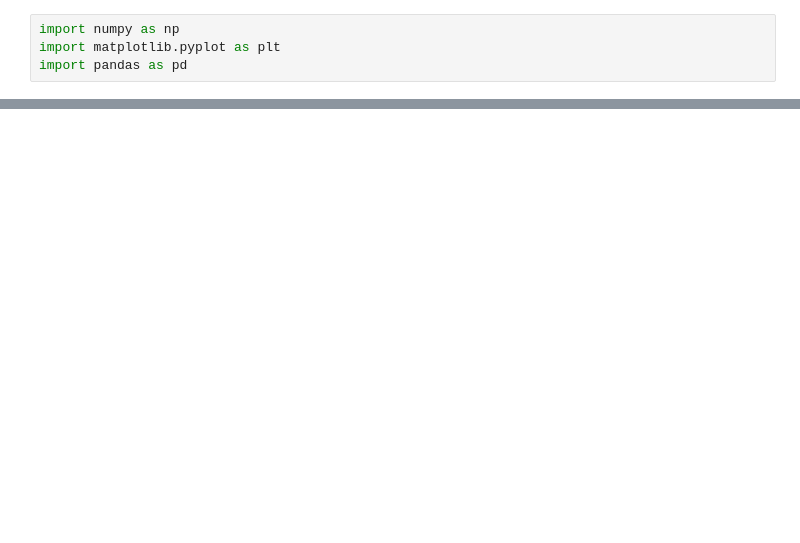
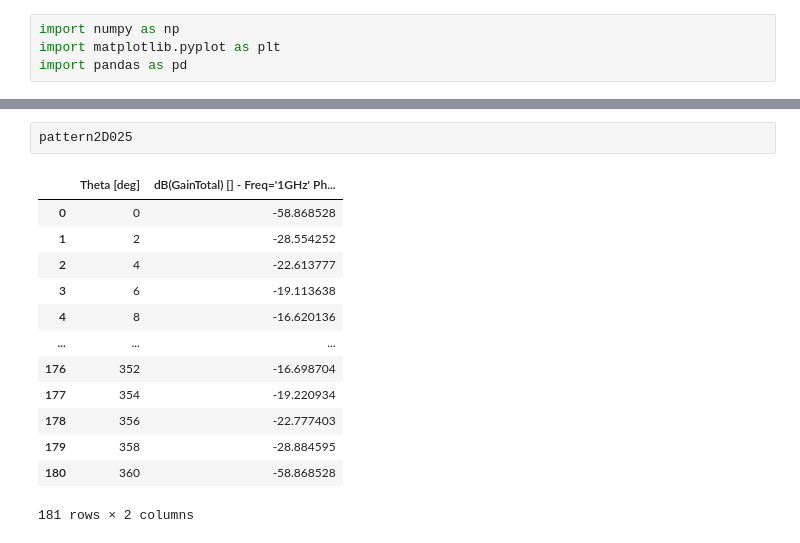
Before and after one commit to aitkenbug/shiny-funicular, a Jupyter notebook: Antenas/Graficos/graphs.ipynb, the cells around one changed output, grey strips where cells are left out. Cells and saved outputs as stored; diff of their text form; blank space fills up the shorter version.

```diff
--- a/Antenas/Graficos/graphs.ipynb
+++ b/Antenas/Graficos/graphs.ipynb
@@ -13,0 +35,16 @@ pattern2D3 = pd.read_csv("https://raw.githubusercontent.com/aitkenbug/shiny-funi
+# %%
+pattern2D025
+# %% [output]
+|  | Theta [deg] | dB(GainTotal) [] - Freq='1GHz' Ph... |
+| 0 | 0 | -58.868528 |
+| 1 | 2 | -28.554252 |
+| 2 | 4 | -22.613777 |
+| 3 | 6 | -19.113638 |
+| 4 | 8 | -16.620136 |
+| ... | ... | ... |
+| 176 | 352 | -16.698704 |
+| 177 | 354 | -19.220934 |
+| 178 | 356 | -22.777403 |
+| 179 | 358 | -28.884595 |
+| 180 | 360 | -58.868528 |
+181 rows × 2 columns
```
Also changed, not shown: parts of 14 cells of this notebook, 3 other files.
